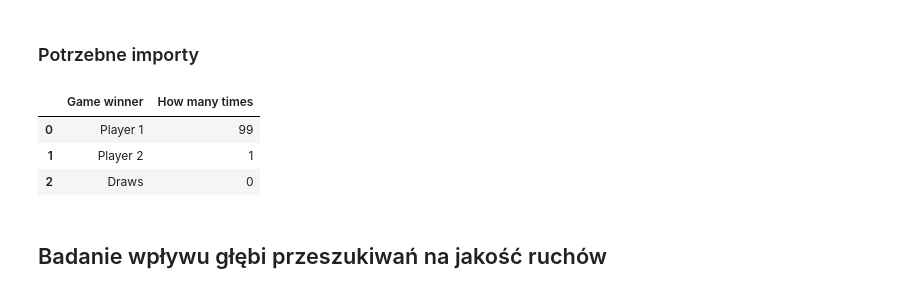
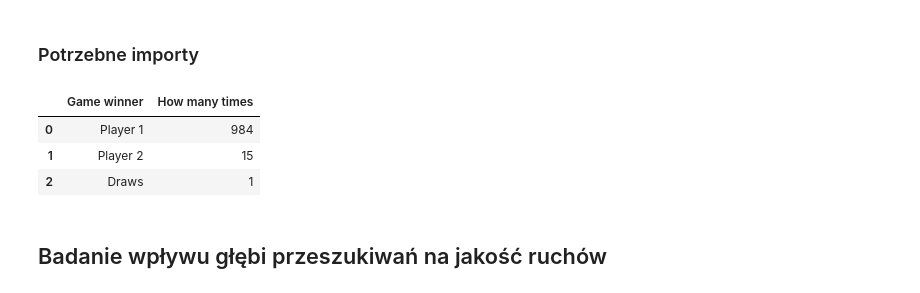
Before and after one commit to mbo009/WSI23Z, a Jupyter notebook: LAB03/raport.ipynb, the cells around one changed output. Saved outputs shown, nothing was run; the diff lists cells and outputs as text; code cells hidden in the pictures.

```diff
--- a/LAB03/raport.ipynb
+++ b/LAB03/raport.ipynb
@@ -21,18 +21,18 @@ Graczem pierwszym będzie algorytm minimax z głębią przeszukiwań równą 5,
 from testingFunctions import simulateMultipleGames, analyzeMovesQuality, pltMoveValues, prepareMovesTable
 import pandas as pd
 # %%
-p1, p2, draws = simulateMultipleGames(100, [False, 3, 0, 20], [True])
+p1, p2, draws = simulateMultipleGames(1000, [False, 5, 0, 20], [True])
 data = [["Player 1", p1],
         ["Player 2", p2],
         ["Draws", draws]]
 columns = ["Game winner", "How many times"]
 df = pd.DataFrame(data, columns=columns)
 df
 # %% [output]
 |  | Game winner | How many times |
-| 0 | Player 1 | 99 |
-| 1 | Player 2 | 1 |
-| 2 | Draws | 0 |
+| 0 | Player 1 | 984 |
+| 1 | Player 2 | 15 |
+| 2 | Draws | 1 |
 # %% [markdown]
 ## Badanie wpływu głębi przeszukiwań na jakość ruchów
 # %% [markdown]
```
Also changed, not shown: parts of 9 cells of this notebook, 2 other files.
